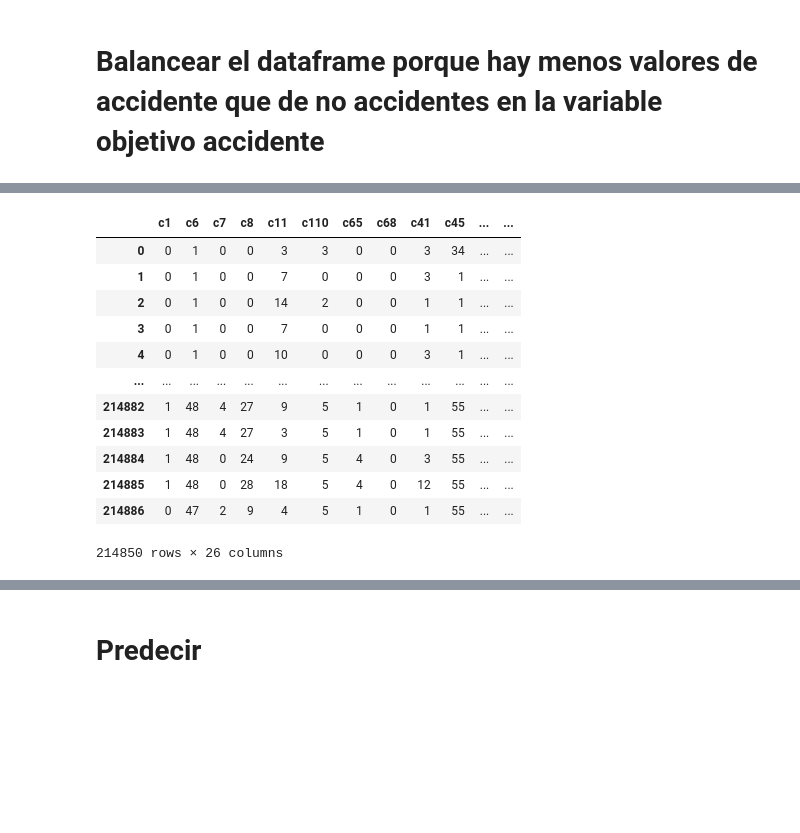
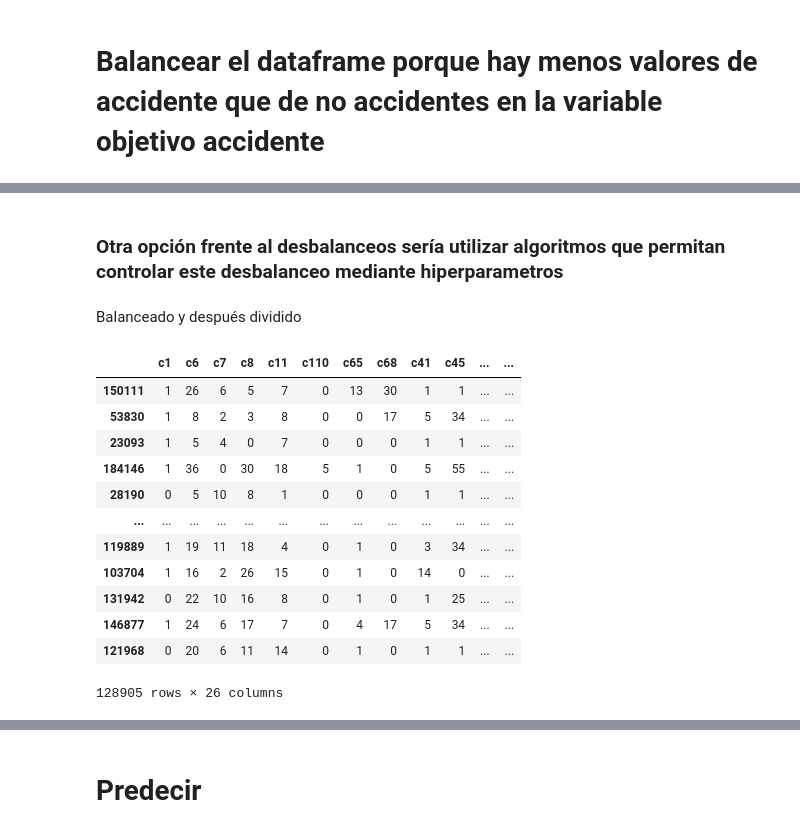
Before and after one commit to Vic-silo/TFM-EIP, a Jupyter notebook: ML-Models/PHA_tratamiento.ipynb, the cells around one changed output, grey strips where cells are left out. Cells and saved outputs as stored; diff of their text form; code cells hidden in the pictures; blank space fills up the shorter version.

```diff
--- a/ML-Models/PHA_tratamiento.ipynb
+++ b/ML-Models/PHA_tratamiento.ipynb
@@ -883,16 +866,40 @@ X_train, y_train = oversampler.fit_resample(X_train, y_train)
+# %% [markdown]
+### Otra opción frente al desbalanceos sería utilizar algoritmos que permitan controlar este desbalanceo mediante hiperparametros
+# %%
+from sklearn.model_selection import train_test_split
+from imblearn.over_sampling import RandomOverSampler
+import pandas as pd
+
+# Cargar los datos en un dataframe
+df = pd.read_parquet('data_tratamiento_escalado.parquet', engine='pyarrow')
+
+# Dividir los datos en conjuntos de entrenamiento y prueba
+X = df.drop('accidente', axis=1) # todas las columnas excepto la etiqueta
+y = df['accidente']
+X_train, X_test, y_train, y_test = train_test_split(X, y, test_size=0.4, random_state=42)
+
+# Sobremuestrear la clase minoritaria en el conjunto de entrenamiento
+#################################################################################################################
+#####comentar las dos lineas de abajo si se está utilizando algoritmo de prediccion con opción activa de balanceo automatico########
+#################################################################################################################
+#oversampler = RandomOverSampler(random_state=42)
+#X_train, y_train = oversampler.fit_resample(X_train, y_train)
+#################################################################################################################
+# %% [markdown]
+Balanceado y después dividido
 # %%
-X
+X_train
 # %% [output]
 |  | c1 | c6 | c7 | c8 | c11 | c110 | c65 | c68 | c41 | c45 | ... | ... |
-| 0 | 0 | 1 | 0 | 0 | 3 | 3 | 0 | 0 | 3 | 34 | ... | ... |
-| 1 | 0 | 1 | 0 | 0 | 7 | 0 | 0 | 0 | 3 | 1 | ... | ... |
-| 2 | 0 | 1 | 0 | 0 | 14 | 2 | 0 | 0 | 1 | 1 | ... | ... |
-| 3 | 0 | 1 | 0 | 0 | 7 | 0 | 0 | 0 | 1 | 1 | ... | ... |
-| 4 | 0 | 1 | 0 | 0 | 10 | 0 | 0 | 0 | 3 | 1 | ... | ... |
+| 150111 | 1 | 26 | 6 | 5 | 7 | 0 | 13 | 30 | 1 | 1 | ... | ... |
+| 53830 | 1 | 8 | 2 | 3 | 8 | 0 | 0 | 17 | 5 | 34 | ... | ... |
+| 23093 | 1 | 5 | 4 | 0 | 7 | 0 | 0 | 0 | 1 | 1 | ... | ... |
+| 184146 | 1 | 36 | 0 | 30 | 18 | 5 | 1 | 0 | 5 | 55 | ... | ... |
+| 28190 | 0 | 5 | 10 | 8 | 1 | 0 | 0 | 0 | 1 | 1 | ... | ... |
 | ... | ... | ... | ... | ... | ... | ... | ... | ... | ... | ... | ... | ... |
-| 214882 | 1 | 48 | 4 | 27 | 9 | 5 | 1 | 0 | 1 | 55 | ... | ... |
-| 214883 | 1 | 48 | 4 | 27 | 3 | 5 | 1 | 0 | 1 | 55 | ... | ... |
-| 214884 | 1 | 48 | 0 | 24 | 9 | 5 | 4 | 0 | 3 | 55 | ... | ... |
-| 214885 | 1 | 48 | 0 | 28 | 18 | 5 | 4 | 0 | 12 | 55 | ... | ... |
-| 214886 | 0 | 47 | 2 | 9 | 4 | 5 | 1 | 0 | 1 | 55 | ... | ... |
+| 119889 | 1 | 19 | 11 | 18 | 4 | 0 | 1 | 0 | 3 | 34 | ... | ... |
+| 103704 | 1 | 16 | 2 | 26 | 15 | 0 | 1 | 0 | 14 | 0 | ... | ... |
+| 131942 | 0 | 22 | 10 | 16 | 8 | 0 | 1 | 0 | 1 | 25 | ... | ... |
+| 146877 | 1 | 24 | 6 | 17 | 7 | 0 | 4 | 17 | 5 | 34 | ... | ... |
+| 121968 | 0 | 20 | 6 | 11 | 14 | 0 | 1 | 0 | 1 | 1 | ... | ... |
-214850 rows × 26 columns
+128905 rows × 26 columns
```
Also changed, not shown: parts of 37 cells of this notebook, 5 other files.
